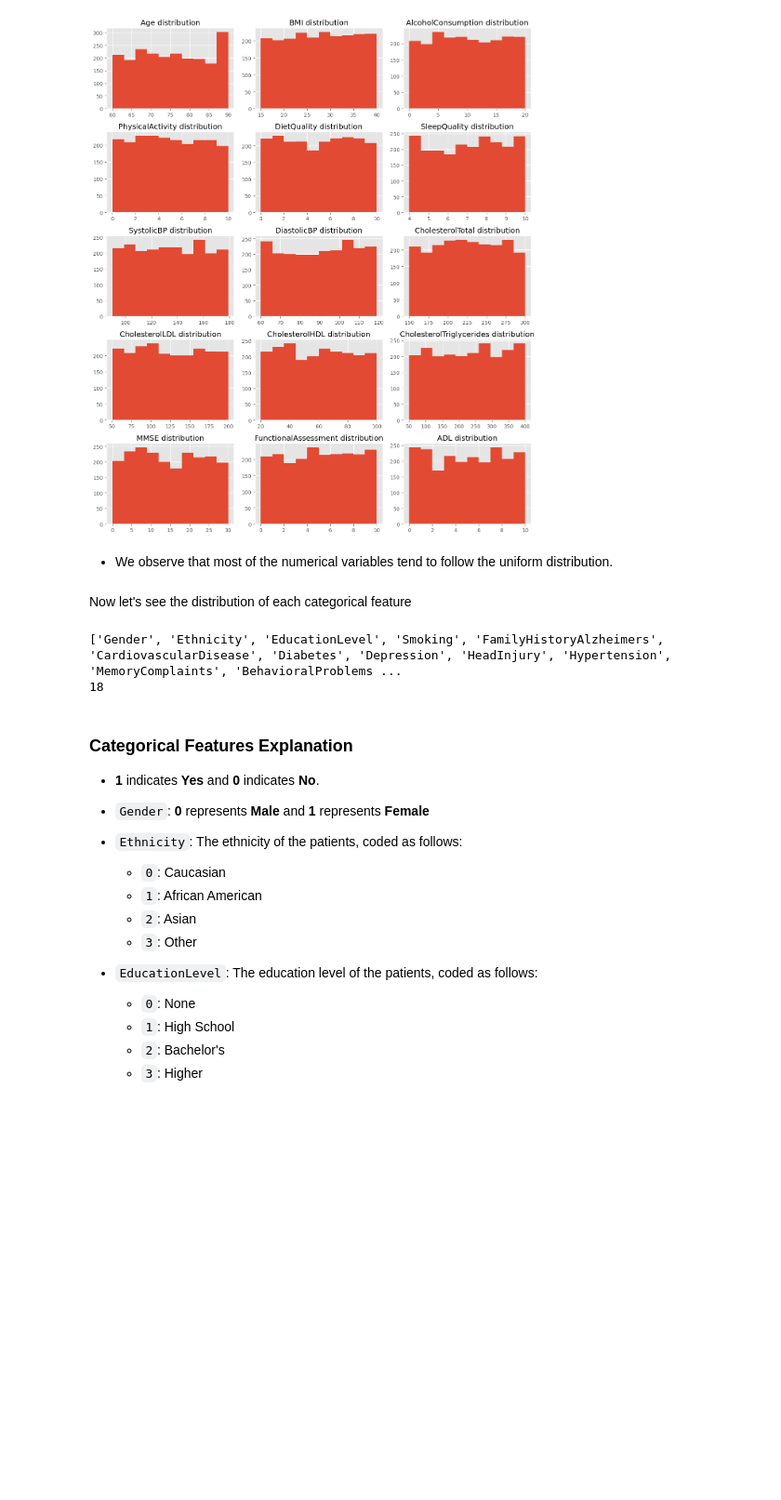
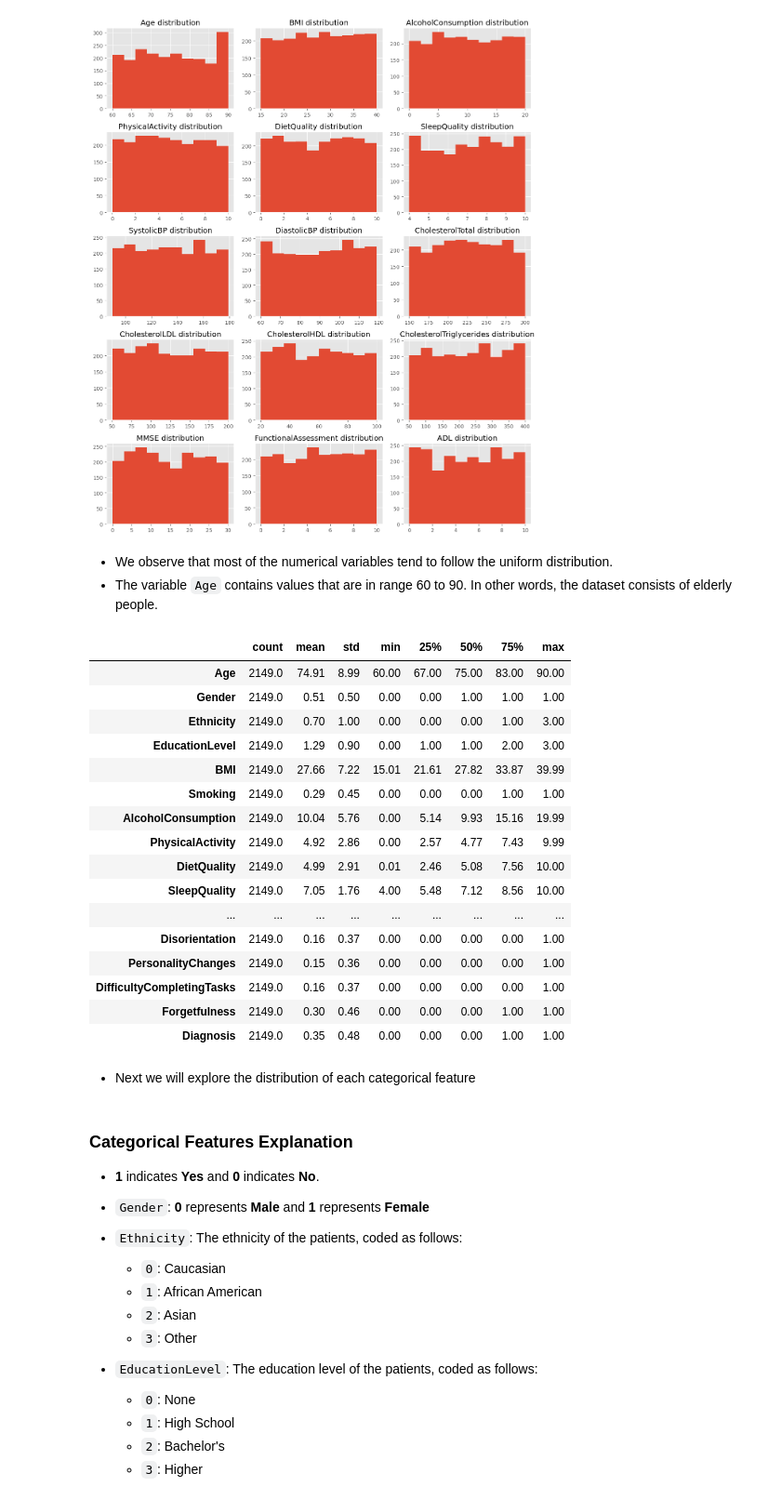
Before and after one commit to leonemma/Alzheimer-s-Disease-Analysis, a Jupyter notebook: alzheimer-s-disease-statistical-analysis.ipynb, the cells around one changed output. Shown at 93% size. Cells and saved outputs as stored; diff of their text form; code cells hidden in the pictures; blank space fills up the shorter version.

```diff
--- a/alzheimer-s-disease-statistical-analysis.ipynb
+++ b/alzheimer-s-disease-statistical-analysis.ipynb
@@ -148,14 +132,29 @@ plt.show()
 [figure]
 # %% [markdown]
 - We observe that most of the numerical variables tend to follow the uniform distribution.
+- The variable `Age` contains values that are in range 60 to 90. In other words, the dataset consists of elderly people.
+# %%
+df.describe().round(2).T
+# %% [output]
+|  | count | mean | std | min | 25% | 50% | 75% | max |
+| Age | 2149.0 | 74.91 | 8.99 | 60.00 | 67.00 | 75.00 | 83.00 | 90.00 |
+| Gender | 2149.0 | 0.51 | 0.50 | 0.00 | 0.00 | 1.00 | 1.00 | 1.00 |
+| Ethnicity | 2149.0 | 0.70 | 1.00 | 0.00 | 0.00 | 0.00 | 1.00 | 3.00 |
+| EducationLevel | 2149.0 | 1.29 | 0.90 | 0.00 | 1.00 | 1.00 | 2.00 | 3.00 |
+| BMI | 2149.0 | 27.66 | 7.22 | 15.01 | 21.61 | 27.82 | 33.87 | 39.99 |
+| Smoking | 2149.0 | 0.29 | 0.45 | 0.00 | 0.00 | 0.00 | 1.00 | 1.00 |
+| AlcoholConsumption | 2149.0 | 10.04 | 5.76 | 0.00 | 5.14 | 9.93 | 15.16 | 19.99 |
+| PhysicalActivity | 2149.0 | 4.92 | 2.86 | 0.00 | 2.57 | 4.77 | 7.43 | 9.99 |
+| DietQuality | 2149.0 | 4.99 | 2.91 | 0.01 | 2.46 | 5.08 | 7.56 | 10.00 |
+| SleepQuality | 2149.0 | 7.05 | 1.76 | 4.00 | 5.48 | 7.12 | 8.56 | 10.00 |
+| ... | ... | ... | ... | ... | ... | ... | ... | ... |
+| Disorientation | 2149.0 | 0.16 | 0.37 | 0.00 | 0.00 | 0.00 | 0.00 | 1.00 |
+| PersonalityChanges | 2149.0 | 0.15 | 0.36 | 0.00 | 0.00 | 0.00 | 0.00 | 1.00 |
+| DifficultyCompletingTasks | 2149.0 | 0.16 | 0.37 | 0.00 | 0.00 | 0.00 | 0.00 | 1.00 |
+| Forgetfulness | 2149.0 | 0.30 | 0.46 | 0.00 | 0.00 | 0.00 | 1.00 | 1.00 |
+| Diagnosis | 2149.0 | 0.35 | 0.48 | 0.00 | 0.00 | 0.00 | 1.00 | 1.00 |
 # %% [markdown]
-Now let's see the distribution of each categorical feature
+- Next we will explore the distribution of each categorical feature
-# %%
-print(categorical)
-print(len(categorical))
-# %% [output]
-['Gender', 'Ethnicity', 'EducationLevel', 'Smoking', 'FamilyHistoryAlzheimers', 'CardiovascularDisease', 'Diabetes', 'Depression', 'HeadInjury', 'Hypertension', 'MemoryComplaints', 'BehavioralProblems ...
-18
 # %% [markdown]
 ### Categorical Features Explanation
 - **1** indicates **Yes** and **0** indicates **No**.
```
Also changed, not shown: parts of 21 cells of this notebook.
